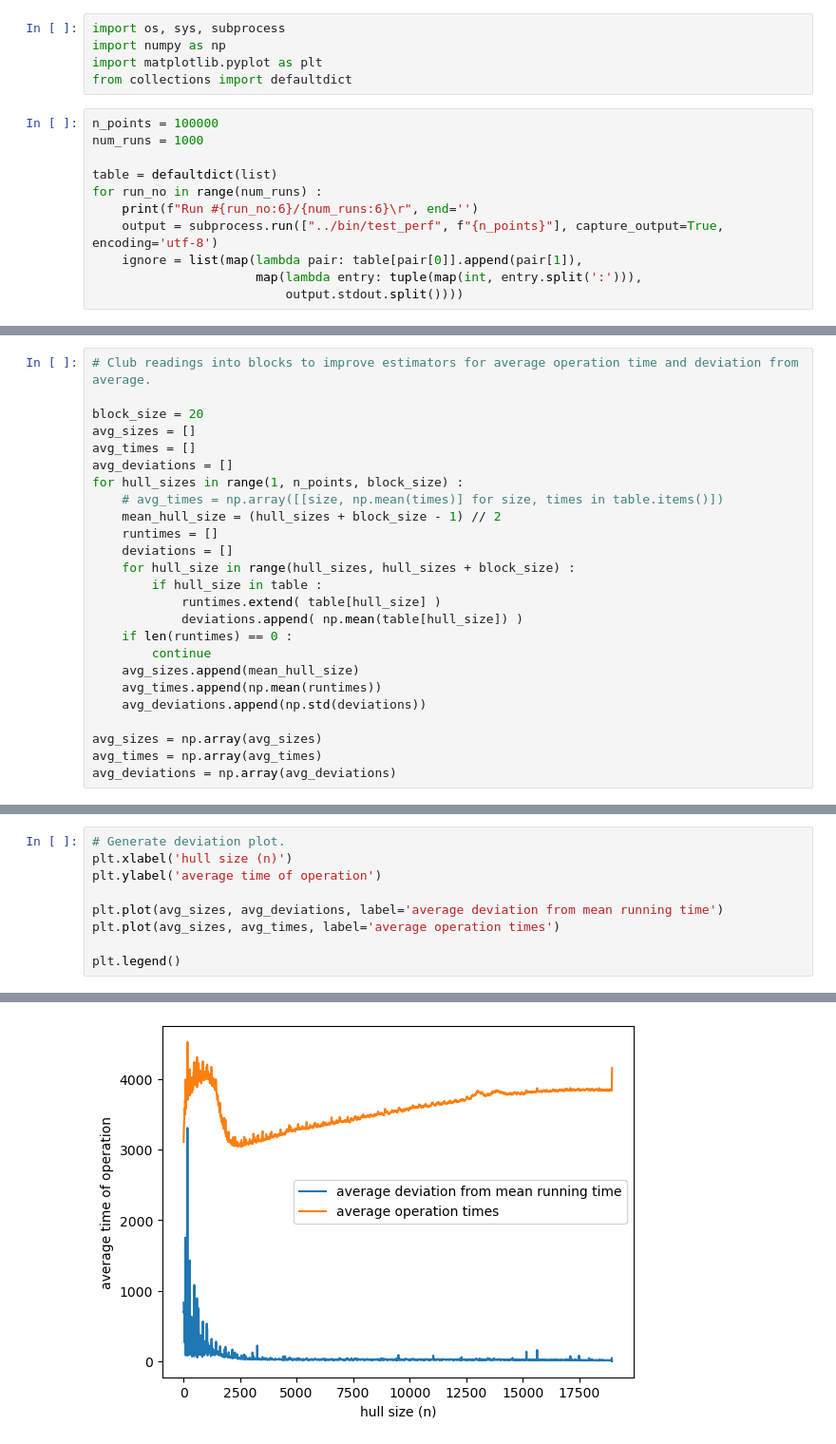
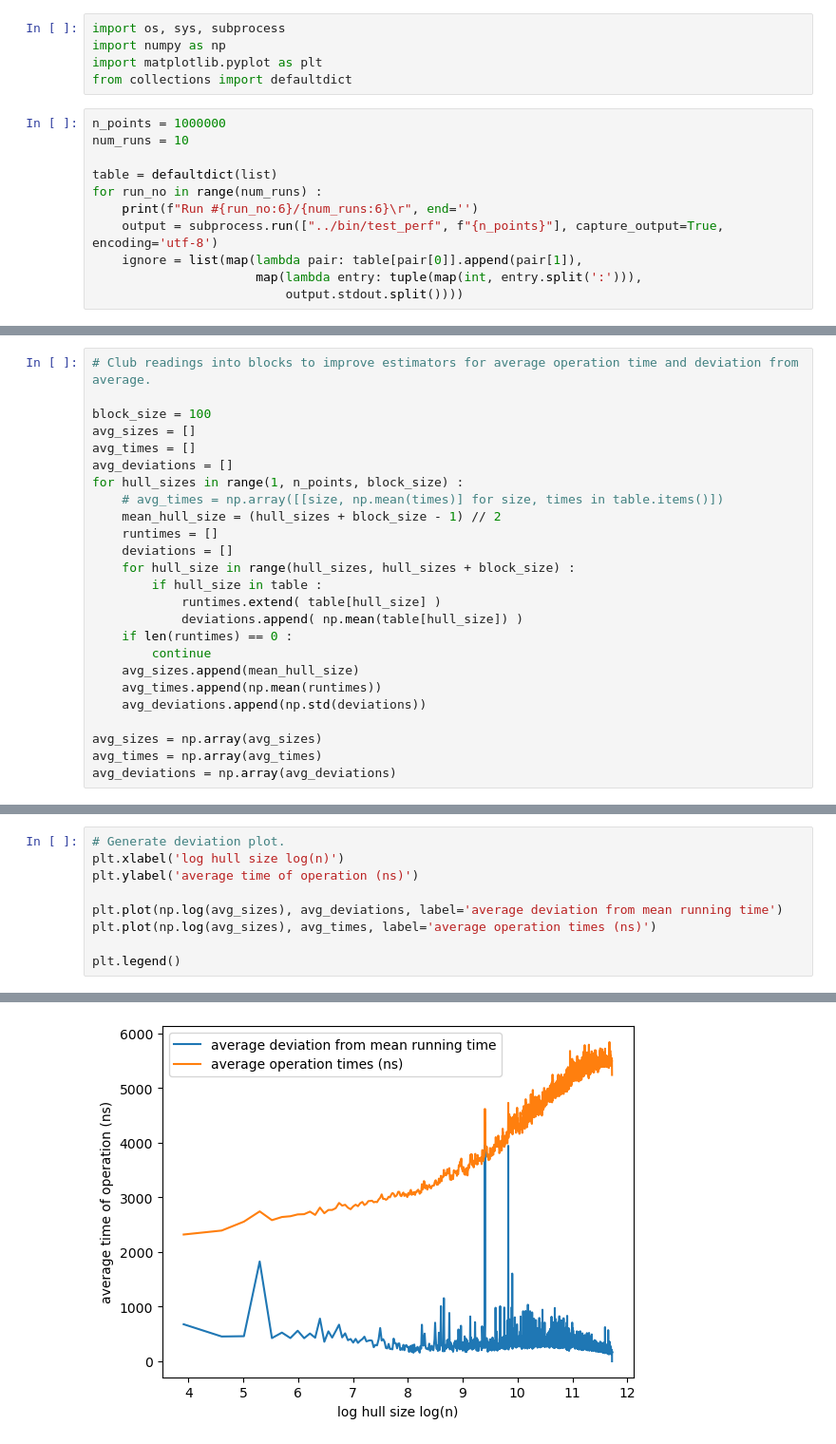
Before and after one commit to sumeetshirgure/DynamicPlanarHull, a Jupyter notebook: notes/RunningTimes.ipynb, the cells around one changed output, grey strips where cells are left out. Shown at 95% size. Drawn from its saved outputs; the diff is of its cells as text.

```diff
--- a/notes/RunningTimes.ipynb
+++ b/notes/RunningTimes.ipynb
@@ -4,8 +4,8 @@ import numpy as np
 import matplotlib.pyplot as plt
 from collections import defaultdict
 # %%
-n_points = 100000
-num_runs = 1000
+n_points = 1000000
+num_runs = 10
 
 table = defaultdict(list)
 for run_no in range(num_runs) :
@@ -33,7 +33,7 @@ plt.scatter( deviations[:,0], deviations[:,1], marker='.' )
 # %%
 # Club readings into blocks to improve estimators for average operation time and deviation from average.
 
-block_size = 20
+block_size = 100
 avg_sizes = []
 avg_times = []
 avg_deviations = []
@@ -67,12 +67,12 @@ plt.plot(np.log(avg_sizes), avg_times, label='average operation times')
 # %%
 # Generate deviation plot.
-plt.xlabel('hull size (n)')
-plt.ylabel('average time of operation')
+plt.xlabel('log hull size log(n)')
+plt.ylabel('average time of operation (ns)')
 
-plt.plot(avg_sizes, avg_deviations, label='average deviation from mean running time')
-plt.plot(avg_sizes, avg_times, label='average operation times')
+plt.plot(np.log(avg_sizes), avg_deviations, label='average deviation from mean running time')
+plt.plot(np.log(avg_sizes), avg_times, label='average operation times (ns)')
 
 plt.legend()
 # %% [output]
 <matplotlib.legend.Legend at 0x...>
-[figure, old version]
+[figure, new version]
```
Also changed, not shown: parts of 4 cells of this notebook, 4 other files.
